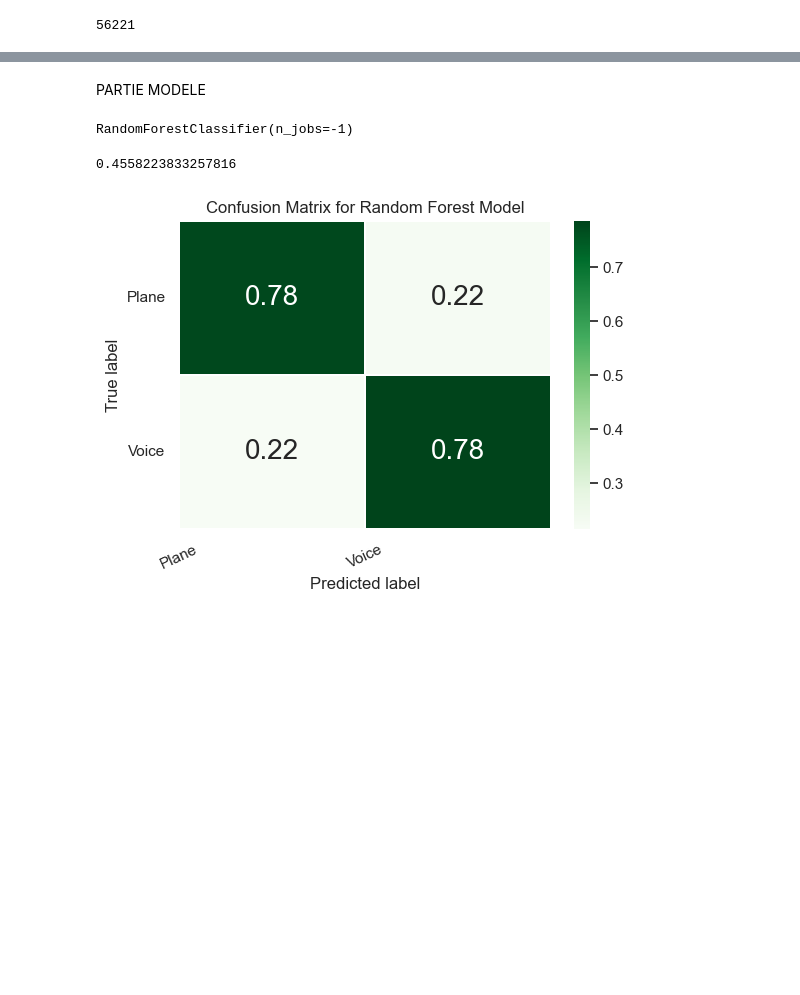
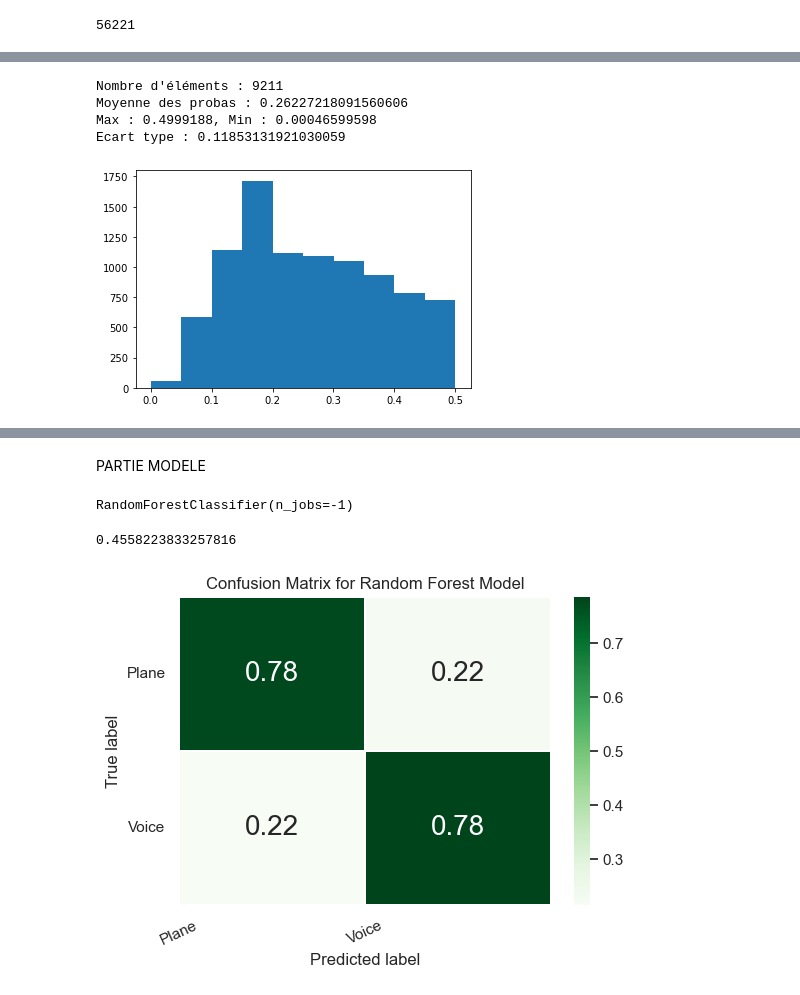
Before and after one commit to erwan-coding/projet_AIRBUS, a Jupyter notebook: rf_model.ipynb, the cells around one changed output, grey strips where cells are left out. Saved outputs shown, nothing was run; the diff lists cells and outputs as text; code cells hidden in the pictures; blank space fills up the shorter version.

```diff
--- a/rf_model.ipynb
+++ b/rf_model.ipynb
@@ -198,0 +283,8 @@ y_pred[0],y_test[0]
+# %%
+printCar(mauvaisePredP) #on prédit voix alors que c'est avion : histo des proba prédite pour avion par le modèle
+# %% [output]
+Nombre d'éléments : 9211
+Moyenne des probas : 0.26227218091560606
+Max : 0.4999188, Min : 0.00046599598
+Ecart type : 0.11853131921030059
+[figure, added]
```
Also changed, not shown: parts of 16 cells of this notebook.
